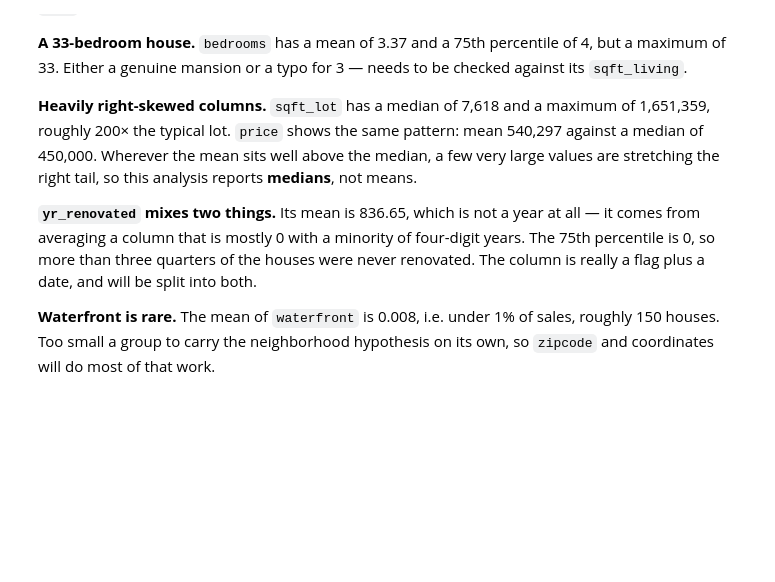
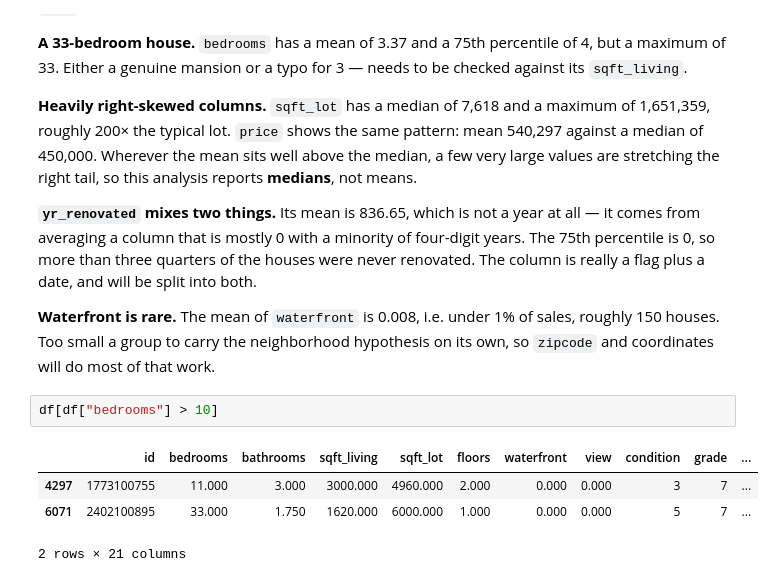
Before and after one commit to rouzbeh-enayatzadeh/eda-project, a Jupyter notebook: 04_eda.ipynb, the cells around one changed output. Cells and saved outputs as stored; diff of their text form; blank space fills up the shorter version.

```diff
--- a/04_eda.ipynb
+++ b/04_eda.ipynb
@@ -135,3 +135,10 @@ be split into both.
 **Waterfront is rare.** The mean of `waterfront` is 0.008, i.e. under 1% of
 sales, roughly 150 houses. Too small a group to carry the neighborhood
 hypothesis on its own, so `zipcode` and coordinates will do most of that work.
+# %%
+df[df["bedrooms"] > 10]
+# %% [output]
+|  | id | bedrooms | bathrooms | sqft_living | sqft_lot | floors | waterfront | view | condition | grade | ... |
+| 4297 | 1773100755 | 11.000 | 3.000 | 3000.000 | 4960.000 | 2.000 | 0.000 | 0.000 | 3 | 7 | ... |
+| 6071 | 2402100895 | 33.000 | 1.750 | 1620.000 | 6000.000 | 1.000 | 0.000 | 0.000 | 5 | 7 | ... |
+2 rows × 21 columns
```
Also changed, not shown: parts of 6 cells of this notebook.
